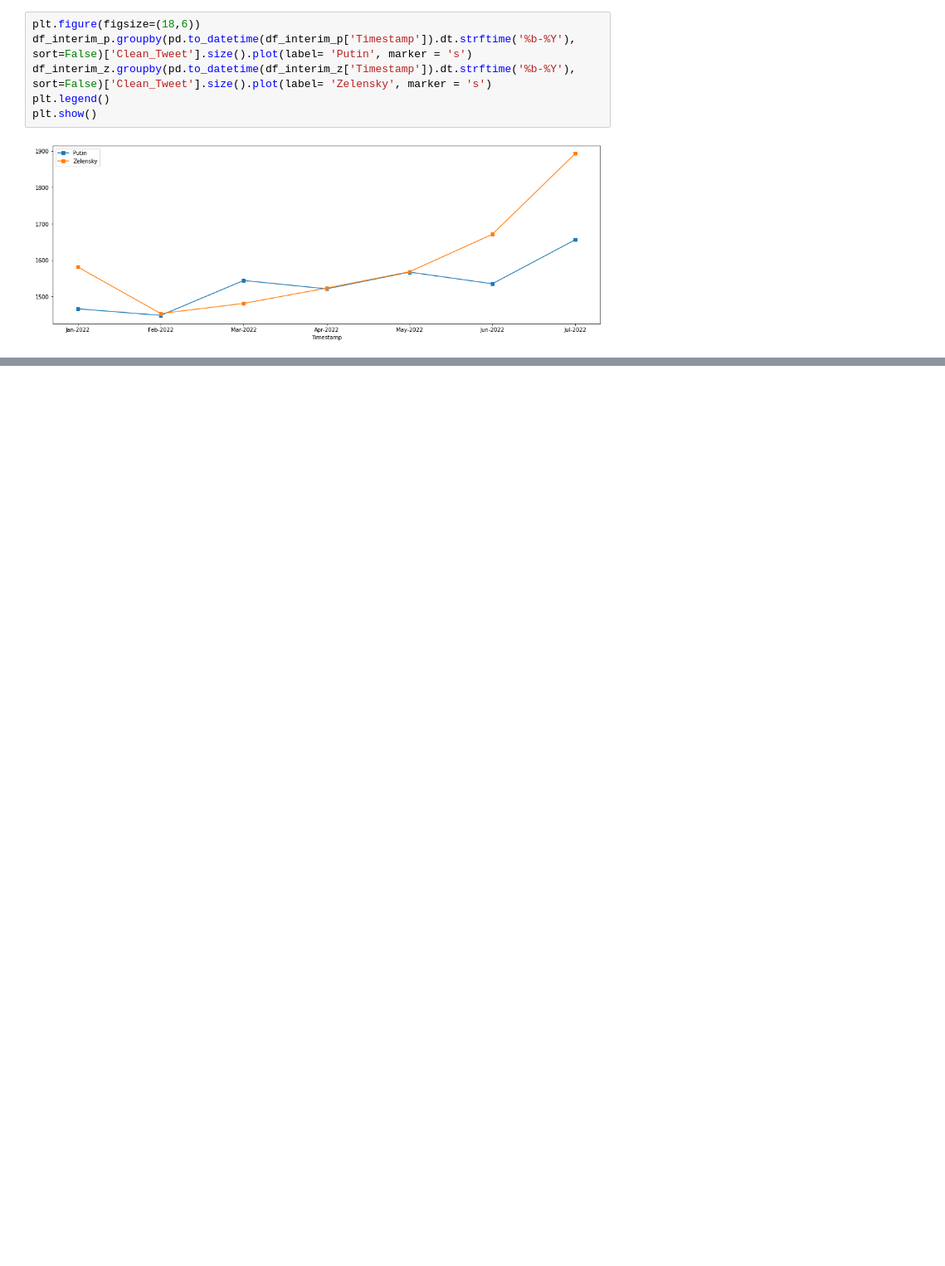
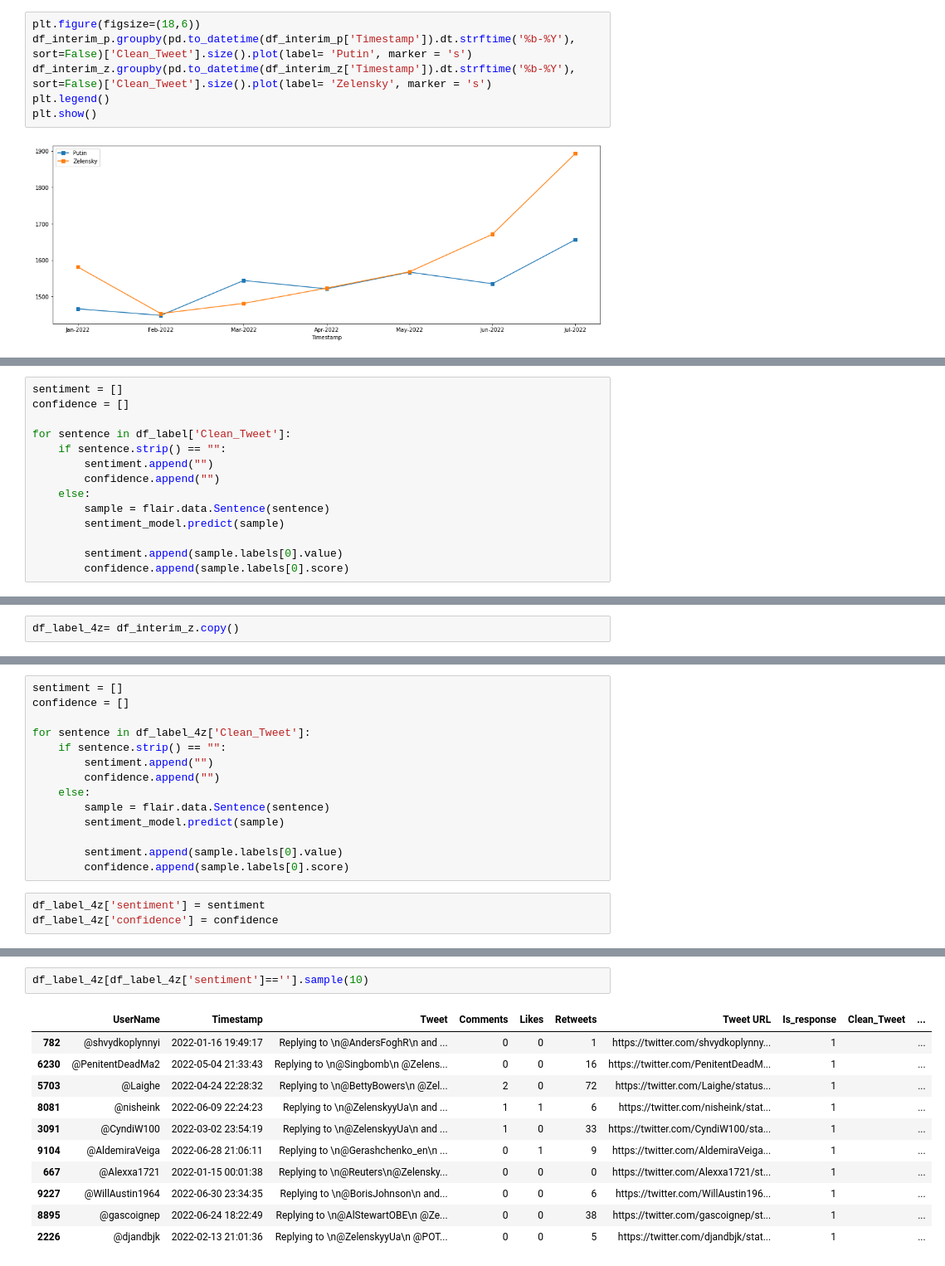
Before and after one commit to martina-nu/Proyecto-Final-ML, a Jupyter notebook: src/explore.ipynb, the cells around one changed output, grey strips where cells are left out. Shown at 83% size. Cells and saved outputs as stored; diff of their text form; blank space fills up the shorter version.

```diff
--- a/src/explore.ipynb
+++ b/src/explore.ipynb
@@ -749,0 +954,14 @@ plt.show()
+# %%
+sentiment = []
+confidence = []
+
+for sentence in df_label['Clean_Tweet']:
+	if sentence.strip() == "":
+		sentiment.append("")
+		confidence.append("")
+	else:
+		sample = flair.data.Sentence(sentence)
+		sentiment_model.predict(sample)
+
+		sentiment.append(sample.labels[0].value)
+		confidence.append(sample.labels[0].score)
@@ -749,0 +996,2 @@ plt.show()
+# %%
+df_label_4z= df_interim_z.copy()
@@ -749,0 +1002,17 @@ plt.show()
+# %%
+sentiment = []
+confidence = []
+
+for sentence in df_label_4z['Clean_Tweet']:
+	if sentence.strip() == "":
+		sentiment.append("")
+		confidence.append("")
+	else:
+		sample = flair.data.Sentence(sentence)
+		sentiment_model.predict(sample)
+
+		sentiment.append(sample.labels[0].value)
+		confidence.append(sample.labels[0].score)
+# %%
+df_label_4z['sentiment'] = sentiment
+df_label_4z['confidence'] = confidence
@@ -749,0 +1040,14 @@ plt.show()
+# %%
+df_label_4z[df_label_4z['sentiment']==''].sample(10)
+# %% [output]
+|  | UserName | Timestamp | Tweet | Comments | Likes | Retweets | Tweet URL | Is_response | Clean_Tweet | ... |
+| 782 | @shvydkoplynnyi | 2022-01-16 19:49:17 | Replying to \n@AndersFoghR\n and ... | 0 | 0 | 1 | https://twitter.com/shvydkoplynny... | 1 |  | ... |
+| 6230 | @PenitentDeadMa2 | 2022-05-04 21:33:43 | Replying to \n@Singbomb\n @Zelens... | 0 | 0 | 16 | https://twitter.com/PenitentDeadM... | 1 |  | ... |
+| 5703 | @Laighe | 2022-04-24 22:28:32 | Replying to \n@BettyBowers\n @Zel... | 2 | 0 | 72 | https://twitter.com/Laighe/status... | 1 |  | ... |
+| 8081 | @nisheink | 2022-06-09 22:24:23 | Replying to \n@ZelenskyyUa\n and ... | 1 | 1 | 6 | https://twitter.com/nisheink/stat... | 1 |  | ... |
+| 3091 | @CyndiW100 | 2022-03-02 23:54:19 | Replying to \n@ZelenskyyUa\n and ... | 1 | 0 | 33 | https://twitter.com/CyndiW100/sta... | 1 |  | ... |
+| 9104 | @AldemiraVeiga | 2022-06-28 21:06:11 | Replying to \n@Gerashchenko_en\n ... | 0 | 1 | 9 | https://twitter.com/AldemiraVeiga... | 1 |  | ... |
+| 667 | @Alexxa1721 | 2022-01-15 00:01:38 | Replying to \n@Reuters\n@Zelensky... | 0 | 0 | 0 | https://twitter.com/Alexxa1721/st... | 1 |  | ... |
+| 9227 | @WillAustin1964 | 2022-06-30 23:34:35 | Replying to \n@BorisJohnson\n and... | 0 | 0 | 6 | https://twitter.com/WillAustin196... | 1 |  | ... |
+| 8895 | @gascoignep | 2022-06-24 18:22:49 | Replying to \n@AlStewartOBE\n @Ze... | 0 | 0 | 38 | https://twitter.com/gascoignep/st... | 1 |  | ... |
+| 2226 | @djandbjk | 2022-02-13 21:01:36 | Replying to \n@ZelenskyyUa\n @POT... | 0 | 0 | 5 | https://twitter.com/djandbjk/stat... | 1 |  | ... |
```
Also changed, not shown: parts of 36 cells of this notebook.
